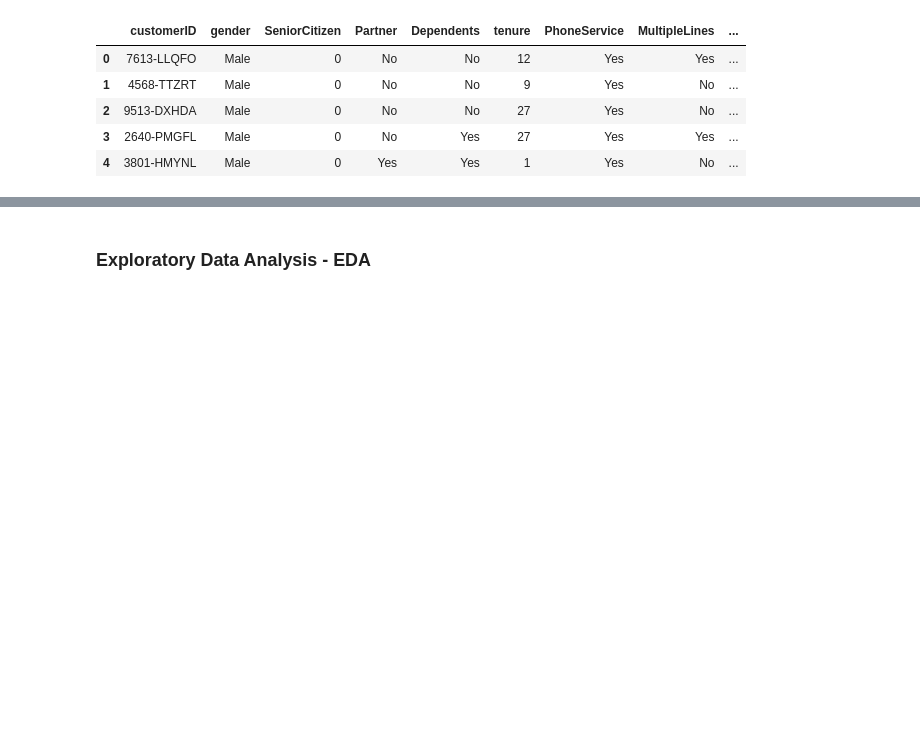
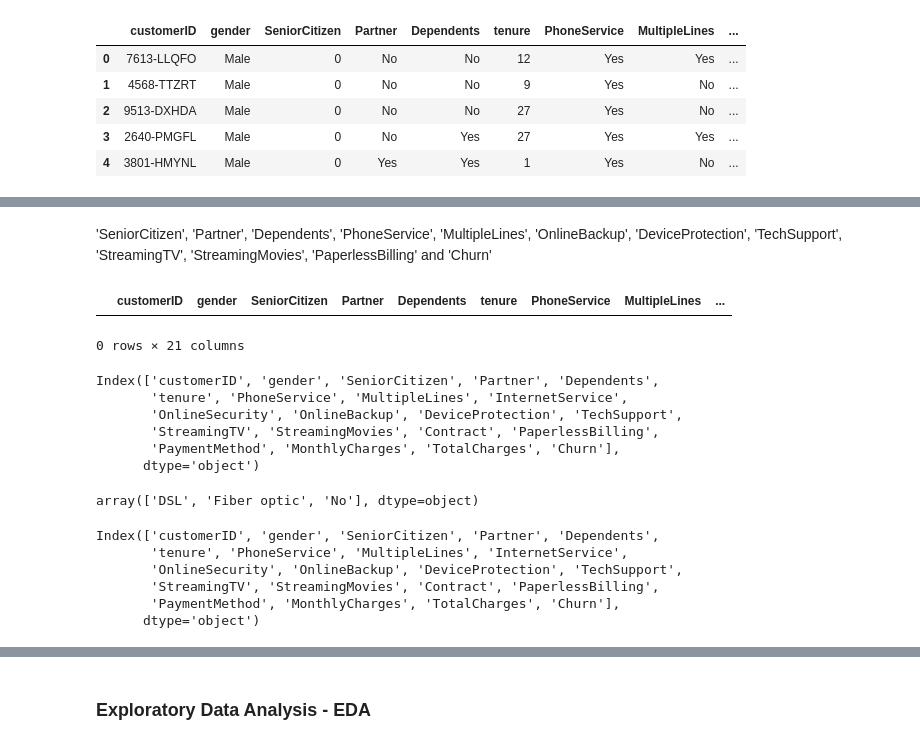
Before and after one commit to Moriahasare/Customer-Churn-Project, a Jupyter notebook: notebook.ipynb, the cells around one changed output, grey strips where cells are left out. Drawn from its saved outputs; the diff is of its cells as text; code cells hidden in the pictures; blank space fills up the shorter version.

Commit message:
Data Cleaning

```diff
--- a/notebook.ipynb
+++ b/notebook.ipynb
@@ -73,10 +73,10 @@ connection = pyodbc.connect(connection_string)
 query_2020 = "SELECT * FROM dbo.LP2_Telco_churn_first_3000"
 
 # Read data from SQL into a pandas DataFrame
-dataset1 = pd.read_sql(query_2020, connection)
+data1 = pd.read_sql(query_2020, connection)
 
 # Display first 5 rows of dataset
-dataset1.head()
+data1.head()
 # %% [output]
 |  | customerID | gender | SeniorCitizen | Partner | Dependents | tenure | PhoneService | MultipleLines | ... |
 | 0 | 7590-VHVEG | Female | False | True | False | 1 | False | None | ... |
@@ -110,0 +216,29 @@ dataset3.head()
+# %% [markdown]
+'SeniorCitizen', 'Partner', 'Dependents', 'PhoneService', 'MultipleLines', 'OnlineBackup', 'DeviceProtection', 'TechSupport', 'StreamingTV', 'StreamingMovies', 'PaperlessBilling' and 'Churn'
+# %%
+data1[data1['Churn'] == '']
+# %% [output]
+|  | customerID | gender | SeniorCitizen | Partner | Dependents | tenure | PhoneService | MultipleLines | ... |
+0 rows × 21 columns
+# %%
+data1.columns
+# %% [output]
+Index(['customerID', 'gender', 'SeniorCitizen', 'Partner', 'Dependents',
+       'tenure', 'PhoneService', 'MultipleLines', 'InternetService',
+       'OnlineSecurity', 'OnlineBackup', 'DeviceProtection', 'TechSupport',
+       'StreamingTV', 'StreamingMovies', 'Contract', 'PaperlessBilling',
+       'PaymentMethod', 'MonthlyCharges', 'TotalCharges', 'Churn'],
+      dtype='object')
+# %%
+data1.InternetService.unique()
+# %% [output]
+array(['DSL', 'Fiber optic', 'No'], dtype=object)
+# %%
+data1.columns
+# %% [output]
+Index(['customerID', 'gender', 'SeniorCitizen', 'Partner', 'Dependents',
+       'tenure', 'PhoneService', 'MultipleLines', 'InternetService',
+       'OnlineSecurity', 'OnlineBackup', 'DeviceProtection', 'TechSupport',
+       'StreamingTV', 'StreamingMovies', 'Contract', 'PaperlessBilling',
+       'PaymentMethod', 'MonthlyCharges', 'TotalCharges', 'Churn'],
+      dtype='object')
```
Also changed, not shown: parts of 25 cells of this notebook, 1 other file.
